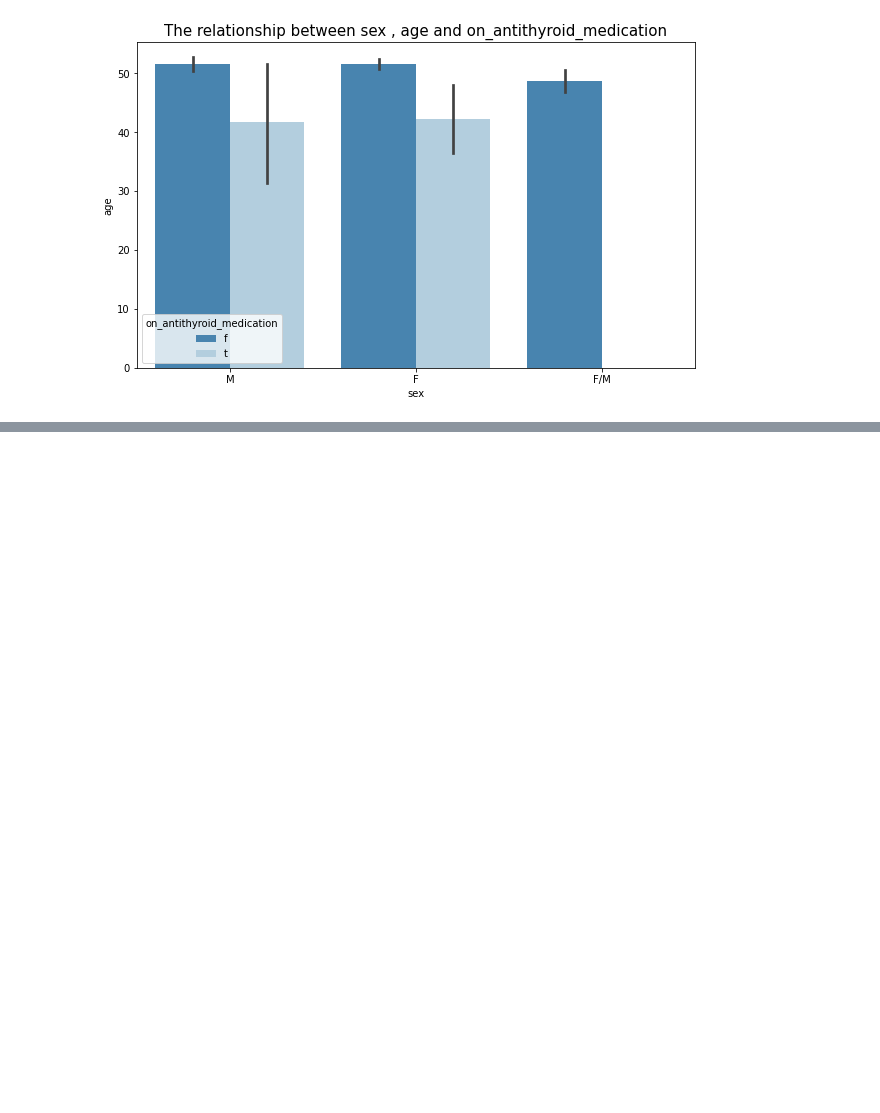
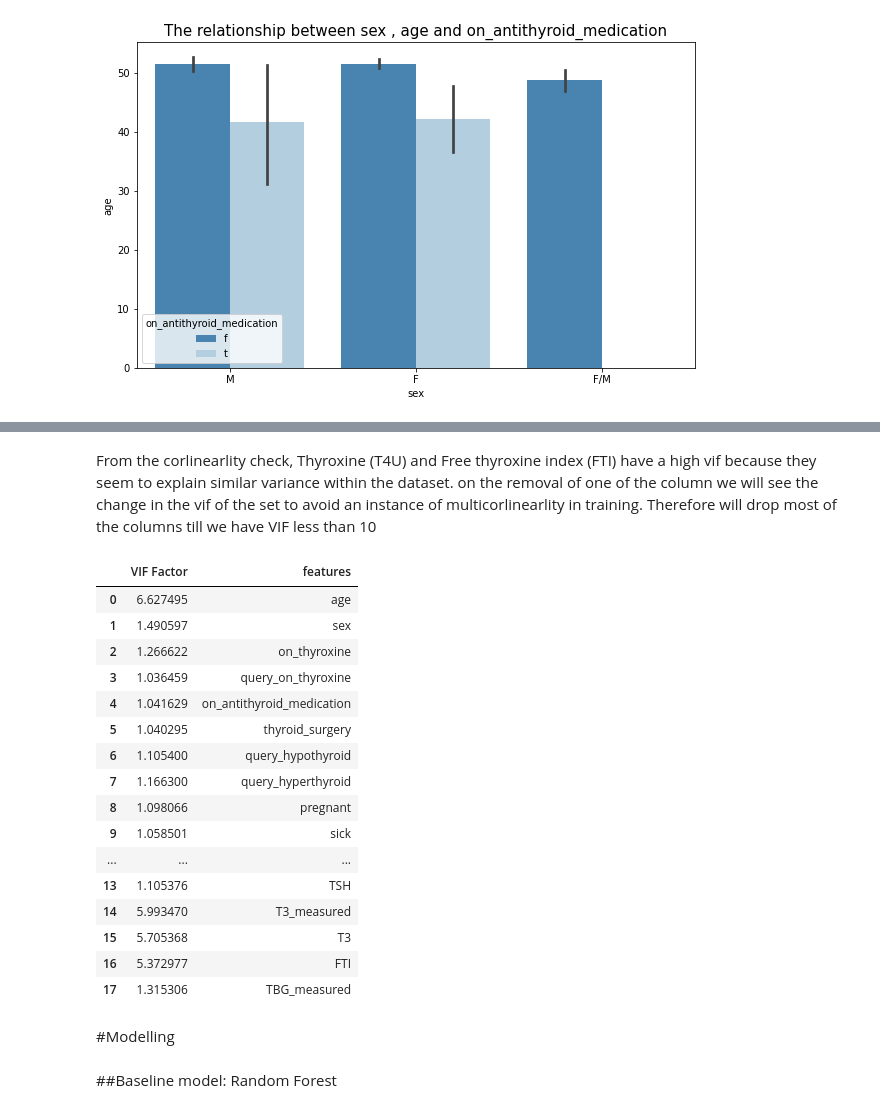
Before and after one commit to kipsangchepesa/Core12_moduleII-IP, a Jupyter notebook: Moringa_Data_Science_Core12__Module_II_Week__8__Independent_Project_2021_12_Mutai_Nicholas_Kipsang.ipynb, the cells around one changed output, grey strips where cells are left out. Saved outputs shown, nothing was run; the diff lists cells and outputs as text; code cells hidden in the pictures; blank space fills up the shorter version.

```diff
--- a/Moringa_Data_Science_Core12__Module_II_Week__8__Independent_Project_2021_12_Mutai_Nicholas_Kipsang.ipynb
+++ b/Moringa_Data_Science_Core12__Module_II_Week__8__Independent_Project_2021_12_Mutai_Nicholas_Kipsang.ipynb
@@ -308,0 +390,35 @@ barplots(campdf,'sex','age','on_antithyroid_medication')
+# %% [markdown]
+From the corlinearlity check, Thyroxine (T4U) and Free thyroxine index (FTI) have a high vif because they seem to explain similar variance within the dataset. on the removal of one of the column we will see the change in the vif of the set to avoid an instance of multicorlinearlity in training.
+ Therefore will drop most of the columns till we have VIF less than 10
+# %%
+X_feat2=X_feat.drop(columns=['T4U_measured','T4U_measured','TT4_measured','TSH_measured','FTI_measured','TT4','T4U'],axis=1)
+X_feat2
+# Recheking the vif of the same set.
+X1=X_feat2.values
+X1
+vif = pd.DataFrame()
+vif["VIF Factor"] = [variance_inflation_factor(X_feat2.values, i) for i in range(X_feat2.shape[1])]
+vif["features"] = X_feat2.columns
+vif
+# %% [output]
+|  | VIF Factor | features |
+| 0 | 6.627495 | age |
+| 1 | 1.490597 | sex |
+| 2 | 1.266622 | on_thyroxine |
+| 3 | 1.036459 | query_on_thyroxine |
+| 4 | 1.041629 | on_antithyroid_medication |
+| 5 | 1.040295 | thyroid_surgery |
+| 6 | 1.105400 | query_hypothyroid |
+| 7 | 1.166300 | query_hyperthyroid |
+| 8 | 1.098066 | pregnant |
+| 9 | 1.058501 | sick |
+| ... | ... | ... |
+| 13 | 1.105376 | TSH |
+| 14 | 5.993470 | T3_measured |
+| 15 | 5.705368 | T3 |
+| 16 | 5.372977 | FTI |
+| 17 | 1.315306 | TBG_measured |
+# %% [markdown]
+#Modelling
+# %% [markdown]
+##Baseline model: Random Forest
```
Also changed, not shown: parts of 29 cells of this notebook.
